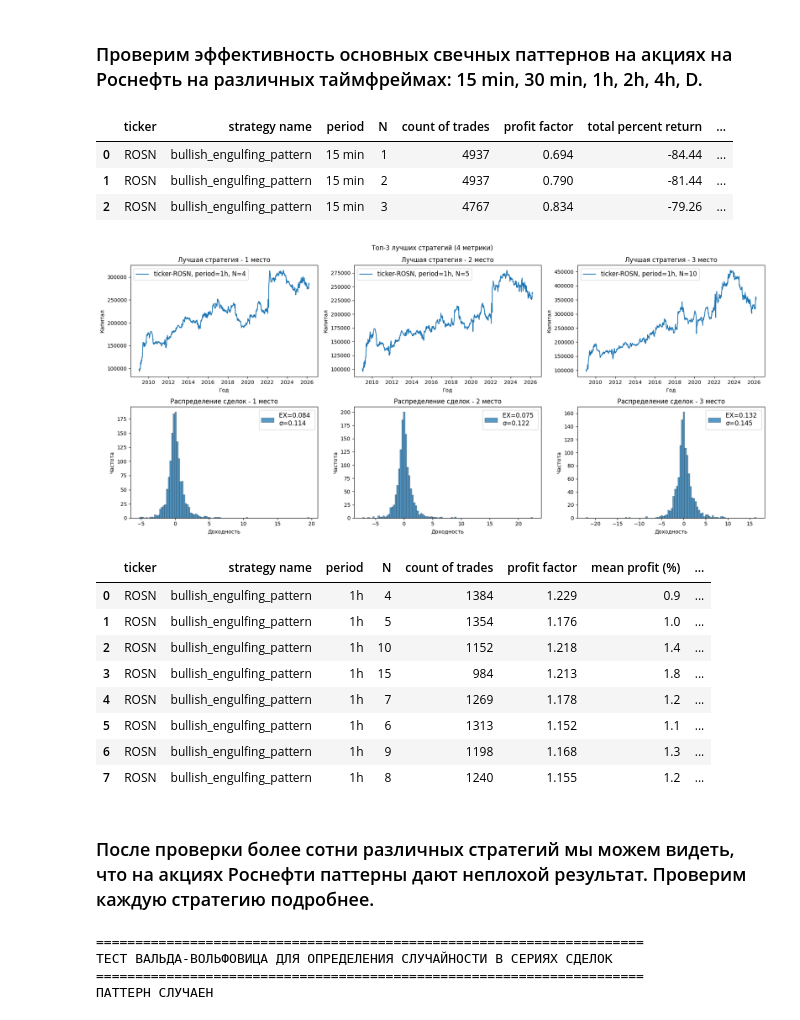
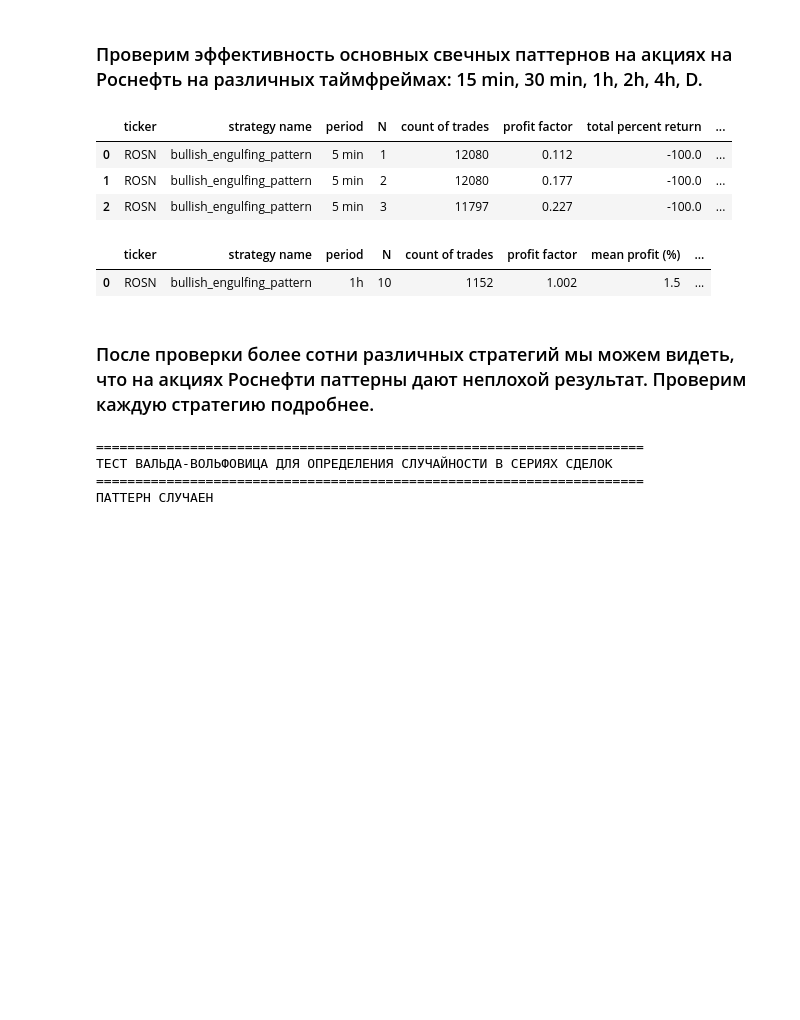
Before and after one commit to AlexKosuhin/project_1, a Jupyter notebook: Проверка эффективности паттернов/Роснефть_Паттерны.ipynb, the cells around one changed output. Saved outputs shown, nothing was run; the diff lists cells and outputs as text; code cells hidden in the pictures; blank space fills up the shorter version.

```diff
--- a/Проверка эффективности паттернов/Роснефть_Паттерны.ipynb
+++ b/Проверка эффективности паттернов/Роснефть_Паттерны.ipynb
@@ -38,7 +41,7 @@ def backtest_strategies_multi_tf():
     # Перебираем все тф
     for a in [r'C:\Users\user\Desktop\Проект 1 года обучения\Проверка эффективности паттернов\Данные для анализа\ROSN.txt']:
         data = pd.read_csv(a)
-        for i in ['15 min', '30 min', '1h', '2h', '4h', 'D']:
+        for i in ['5 min', '15 min', '30 min', '1h', '2h', '4h', 'D']:
             data_tm = good_dataframe(data, i)
             l.append(data_tm)
 
@@ -60,9 +63,9 @@ rosneft_result_strategies = backtest_strategies_multi_tf()
 rosneft_result_strategies.head(3)
 # %% [output]
 |  | ticker | strategy name | period | N | count of trades | profit factor | total percent return | ... |
-| 0 | ROSN | bullish_engulfing_pattern | 15 min | 1 | 4937 | 0.694 | -84.44 | ... |
-| 1 | ROSN | bullish_engulfing_pattern | 15 min | 2 | 4937 | 0.790 | -81.44 | ... |
-| 2 | ROSN | bullish_engulfing_pattern | 15 min | 3 | 4767 | 0.834 | -79.26 | ... |
+| 0 | ROSN | bullish_engulfing_pattern | 5 min | 1 | 12080 | 0.112 | -100.0 | ... |
+| 1 | ROSN | bullish_engulfing_pattern | 5 min | 2 | 12080 | 0.177 | -100.0 | ... |
+| 2 | ROSN | bullish_engulfing_pattern | 5 min | 3 | 11797 | 0.227 | -100.0 | ... |
 # %%
 # Функция для первичного отбора стратегий
 def compare_strategies(data):
@@ -75,7 +78,7 @@ def compare_strategies(data):
         data (pd.DaraFrame): Возвращаем отфильтрованный датафрейм со результатами стратегии на всех тайфреймах.
     """
     # Фильтрация стратегий
-    data = data[(data['count of trades'] > 900) & (data['profit factor'] > 1.15) & (data['R2'] > 0.5)] # Ограничение по количеству сделок
+    data = data[(data['count of trades'] > 800) & (data['profit factor'] > 1) & (data['R2'] > 0.5)] # Ограничение по количеству сделок
     if data.shape[0] != 0:
         data['profit factor rank'] = data['profit factor'].rank() # Больше лучше
         data['R2 rank'] = data['R2'].rank() # Больше лучше
@@ -121,42 +124,34 @@ def compare_strategies(data):
             axes[1, 2].legend(fontsize=12)
 
             axes[1, 0].set_title('Распределение сделок - 1 место')
             axes[1, 1].set_title('Распределение сделок - 2 место')
             axes[1, 2].set_title('Распределение сделок - 3 место')
             axes[1, 0].set_ylabel('Частота')
             axes[1, 1].set_ylabel('Частота')
             axes[1, 2].set_ylabel('Частота')
             axes[1, 0].set_xlabel('Доходность')
             axes[1, 1].set_xlabel('Доходность')
             axes[1, 2].set_xlabel('Доходность')
 
             plt.tight_layout()
             plt.show()
             data_new = data[['ticker', 'strategy name', 'period', 'N', 'count of trades',
             'profit factor', 'mean profit (%)', 'mean loss (%)', 'profit/loss ratio', 'max drawdown (%)', 'total percent return', 'R2', 'win_rate']]
             display(data_new.head(10))
             return data
         else:
             data_new = data[['ticker', 'strategy name', 'period', 'N', 'count of trades',
             'profit factor', 'mean profit (%)', 'mean loss (%)', 'profit/loss ratio', 'max drawdown (%)', 'total percent return', 'R2', 'win_rate']]
             display(data_new.head(10))
             return data
 
     else:
         print('ХОРОШИХ СТРАТЕГИЙ НЕТ')
 
 res = compare_strategies(rosneft_result_strategies)
 # %% [output]
-[figure, removed]
 |  | ticker | strategy name | period | N | count of trades | profit factor | mean profit (%) | ... |
-| 0 | ROSN | bullish_engulfing_pattern | 1h | 4 | 1384 | 1.229 | 0.9 | ... |
-| 1 | ROSN | bullish_engulfing_pattern | 1h | 5 | 1354 | 1.176 | 1.0 | ... |
-| 2 | ROSN | bullish_engulfing_pattern | 1h | 10 | 1152 | 1.218 | 1.4 | ... |
-| 3 | ROSN | bullish_engulfing_pattern | 1h | 15 | 984 | 1.213 | 1.8 | ... |
-| 4 | ROSN | bullish_engulfing_pattern | 1h | 7 | 1269 | 1.178 | 1.2 | ... |
-| 5 | ROSN | bullish_engulfing_pattern | 1h | 6 | 1313 | 1.152 | 1.1 | ... |
-| 6 | ROSN | bullish_engulfing_pattern | 1h | 9 | 1198 | 1.168 | 1.3 | ... |
-| 7 | ROSN | bullish_engulfing_pattern | 1h | 8 | 1240 | 1.155 | 1.2 | ... |
+| 0 | ROSN | bullish_engulfing_pattern | 1h | 10 | 1152 | 1.002 | 1.5 | ... |
 # %% [markdown]
 ### После проверки более сотни различных стратегий мы можем видеть, что на акциях Роснефти паттерны дают неплохой результат. Проверим каждую стратегию подробнее.
 # %%
```
Also changed, not shown: parts of 3 cells of this notebook, 17 other files.
